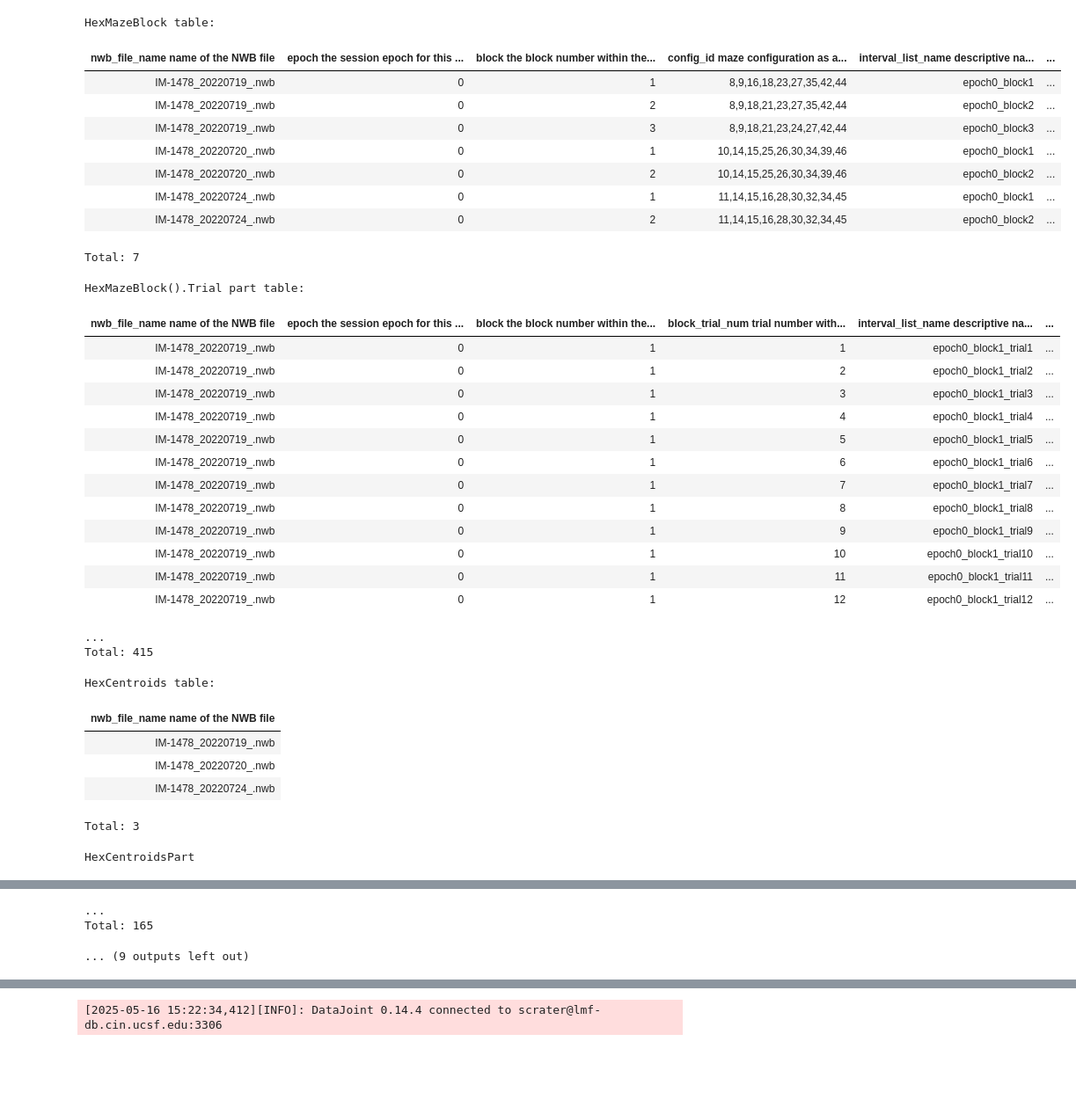
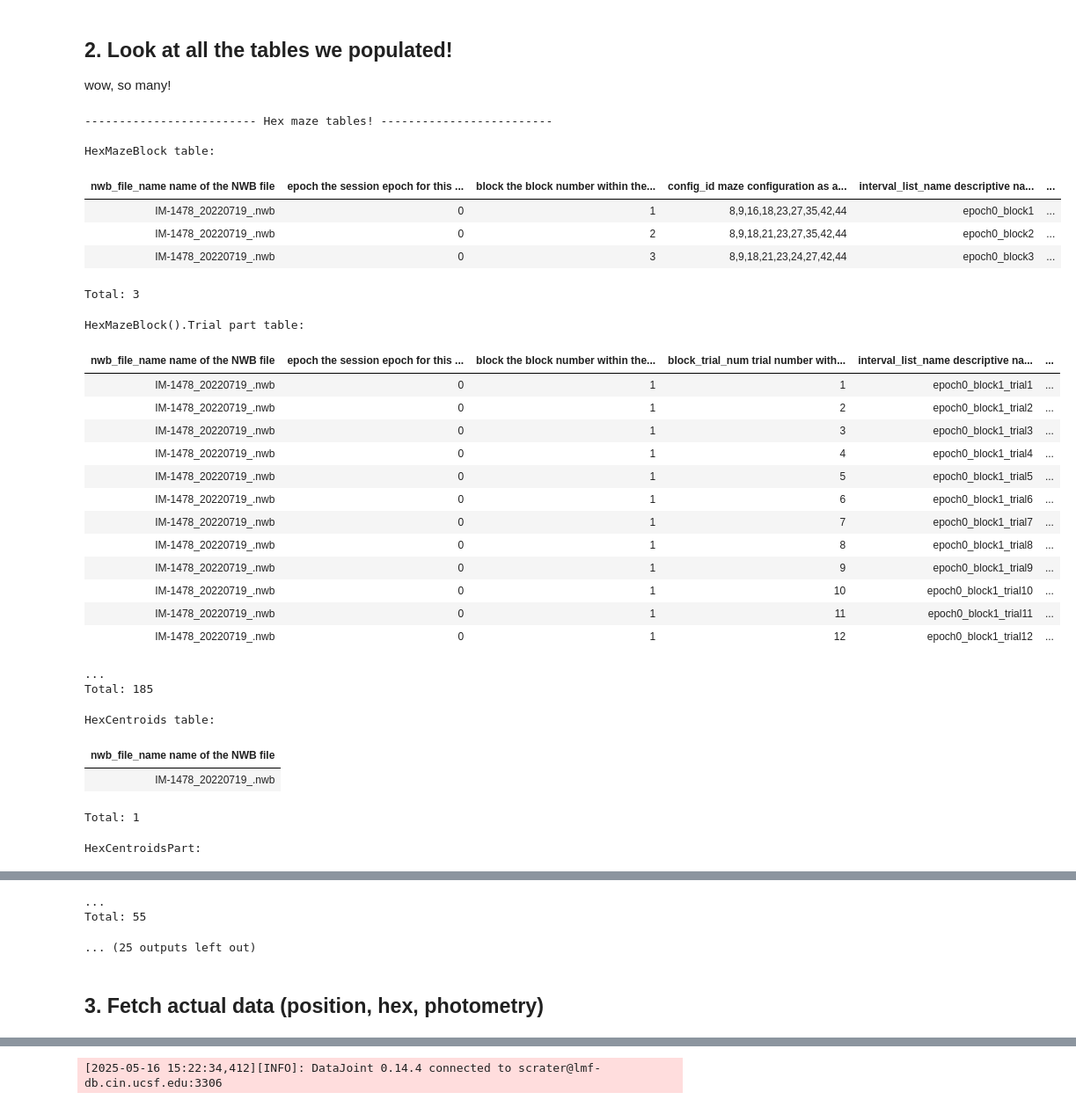
Before and after one commit to calderast/Hex-maze-spyglass, a Jupyter notebook: Berke_Lab_full_process.ipynb, the cells around one changed output, grey strips where cells are left out. Shown at 88% size. Saved outputs shown, nothing was run; the diff lists cells and outputs as text; code cells hidden in the pictures; blank space fills up the shorter version.

Commit message:
update FiberPhotometrySeries table

```diff
--- a/Berke_Lab_full_process.ipynb
+++ b/Berke_Lab_full_process.ipynb
@@ -6,7 +12,7 @@ from spyglass.utils.nwb_helper_fn import get_nwb_copy_filename
 from hex_maze_behavior import populate_all_hexmaze, populate_hex_position
 from fiber_photometry import populate_all_fiber_photometry
 
-nwb_file_name = "IM-1478_20220724.nwb"
+nwb_file_name = "IM-1478_20220719.nwb"
 
 # When we run insert_session, spyglass creates a copy of the nwbfile named file name + _
 # We use nwb_copy_file_name to make it explicit which one to use.
@@ -52,11 +68,16 @@ populate_all_fiber_photometry(nwb_copy_file_name)
+# %% [markdown]
+## 2. Look at all the tables we populated!
+
+wow, so many!
 # %%
 from hex_maze_behavior import HexMazeBlock, HexCentroids, HexMazeConfig, HexPositionSelection, HexPosition
 from fiber_photometry import ExcitationSource, OpticalFiber, Photodetector, FiberPhotometrySeries
+from spyglass.common import IntervalList
 
-#key = {"nwb_file_name" : nwb_copy_file_name}
-key = 'nwb_file_name LIKE "IM-%"'
+key = {"nwb_file_name" : nwb_copy_file_name}
+#key = 'nwb_file_name LIKE "IM-%"'
 
-print("--------------- Hex maze tables! --------------- ")
+print("------------------------- Hex maze tables! ------------------------- \n")
 
 # Show the HexMazeBlock table
 print("HexMazeBlock table:")
@@ -71,46 +92,49 @@ print("HexCentroids table:")
 display(HexCentroids() & key)
 
 # Show the HexCentroids part table (nwb_file_name and hex)
-print("HexCentroidsPart")
+print("HexCentroidsPart:")
 display((HexCentroids().HexCentroidsPart()) & key)
 
 # All config_ids for blocks in your session will also now exist in the HexMazeConfig table
 # Show the HexMazeConfig table
 print("HexMazeConfig table (not restricted by nwb_file_name, includes all sessions):")
 display(HexMazeConfig())
 
 # Show the HexPositionSelection table
 print("HexPositionSelection table:")
 display(HexPositionSelection() & key)
 
 # Show the HexPosition table
 print("HexPosition table:")
 display((HexPosition()) & key)
 
-print("--------------- Photometry tables! --------------- ")
+print("------------------------- Photometry tables! -------------------------\n")
+
+print("FiberPhotometrySeries table")
+display(FiberPhotometrySeries() & key)
 
 print("OpticalFiber table (not restricted by nwb_file_name, includes all sessions):")
 display(OpticalFiber() & key)
 
 print("Photodetector table (not restricted by nwb_file_name, includes all sessions):")
 display(Photodetector() & key)
 
 print("ExcitationSource table (not restricted by nwb_file_name, includes all sessions):")
 display(ExcitationSource() & key)
 
-print("FiberPhotometrySeries table")
-display(FiberPhotometrySeries() & key)
+print("------------------------- Interval Lists for this nwb! ------------------------- \n")
+
+print("IntervalList table:")
+display(IntervalList() & key)
 # %% [output]
+------------------------- Hex maze tables! -------------------------
+
 HexMazeBlock table:
 | nwb_file_name name of the NWB file | epoch the session epoch for this ... | block the block number within the... | config_id maze configuration as a... | interval_list_name descriptive na... | ... |
 | IM-1478_20220719_.nwb | 0 | 1 | 8,9,16,18,23,27,35,42,44 | epoch0_block1 | ... |
 | IM-1478_20220719_.nwb | 0 | 2 | 8,9,18,21,23,27,35,42,44 | epoch0_block2 | ... |
 | IM-1478_20220719_.nwb | 0 | 3 | 8,9,18,21,23,24,27,42,44 | epoch0_block3 | ... |
-| IM-1478_20220720_.nwb | 0 | 1 | 10,14,15,25,26,30,34,39,46 | epoch0_block1 | ... |
-| IM-1478_20220720_.nwb | 0 | 2 | 10,14,15,25,26,30,34,39,46 | epoch0_block2 | ... |
-| IM-1478_20220724_.nwb | 0 | 1 | 11,14,15,16,28,30,32,34,45 | epoch0_block1 | ... |
-| IM-1478_20220724_.nwb | 0 | 2 | 11,14,15,16,28,30,32,34,45 | epoch0_block2 | ... |
-Total: 7
+Total: 3
 HexMazeBlock().Trial part table:
 | nwb_file_name name of the NWB file | epoch the session epoch for this ... | block the block number within the... | block_trial_num trial number with... | interval_list_name descriptive na... | ... |
 | IM-1478_20220719_.nwb | 0 | 1 | 1 | epoch0_block1_trial1 | ... |
@@ -126,14 +150,12 @@ HexMazeBlock().Trial part table:
 | IM-1478_20220719_.nwb | 0 | 1 | 11 | epoch0_block1_trial11 | ... |
 | IM-1478_20220719_.nwb | 0 | 1 | 12 | epoch0_block1_trial12 | ... |
 ...
-Total: 415
+Total: 185
 HexCentroids table:
 | nwb_file_name name of the NWB file |
 | IM-1478_20220719_.nwb |
-| IM-1478_20220720_.nwb |
-| IM-1478_20220724_.nwb |
-Total: 3
+Total: 1
-HexCentroidsPart
+HexCentroidsPart:
 | nwb_file_name name of the NWB file | hex the hex ID in the hex maze (1... | x_pixels the x coordinate of the ... | y_pixels the y coordinate of the ... | x_cm the x coordinate of the hex ... | ... |
 | IM-1478_20220719_.nwb | 1 | 326.0 | 56.0 | 103.822 | ... |
 | IM-1478_20220719_.nwb | 10 | 326.0 | 172.0 | 103.822 | ... |
@@ -148,6 +170,8 @@ HexCentroidsPart
 | IM-1478_20220719_.nwb | 19 | 426.0 | 266.0 | 135.669 | ... |
 | IM-1478_20220719_.nwb | 2 | 126.0 | 402.0 | 40.1274 | ... |
 ...
-Total: 165
+Total: 55
-... (9 outputs left out)
+... (25 outputs left out)
+# %% [markdown]
+## 3. Fetch actual data (position, hex, photometry)
 # %% [markdown]
```
Also changed, not shown: parts of 4 cells of this notebook, 2 other files.
